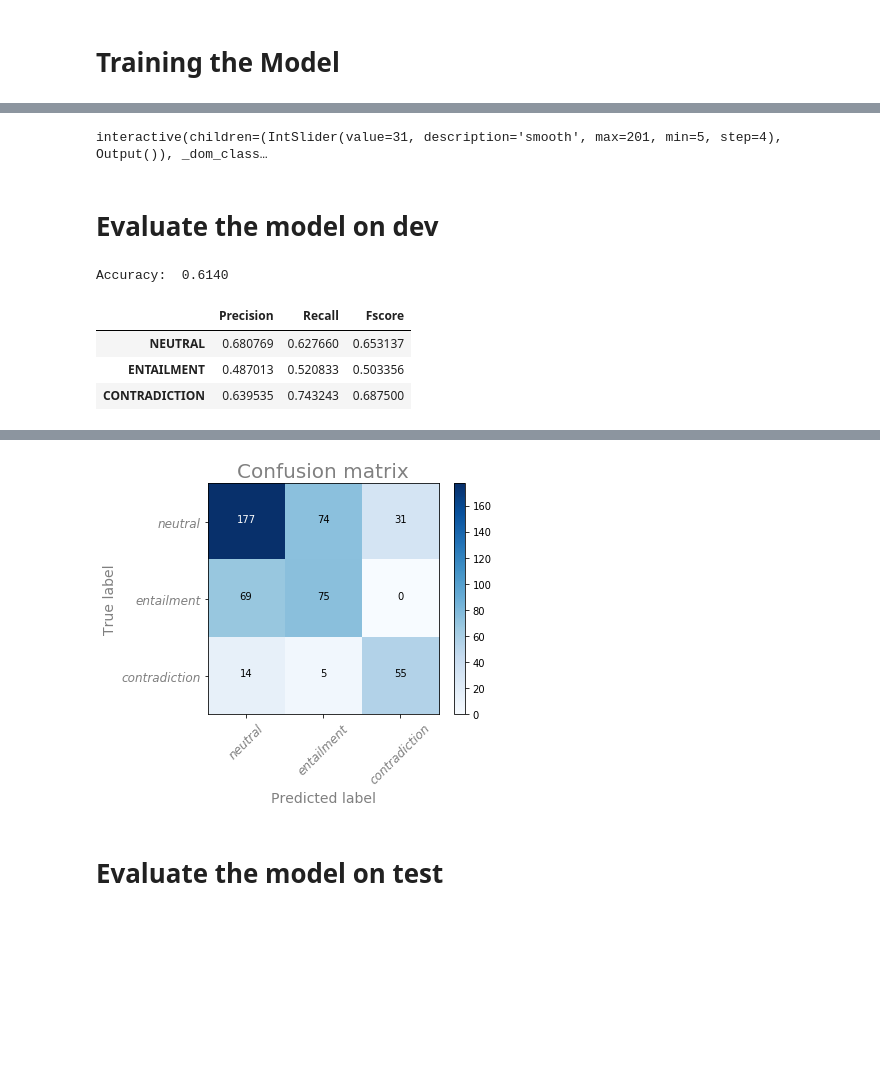
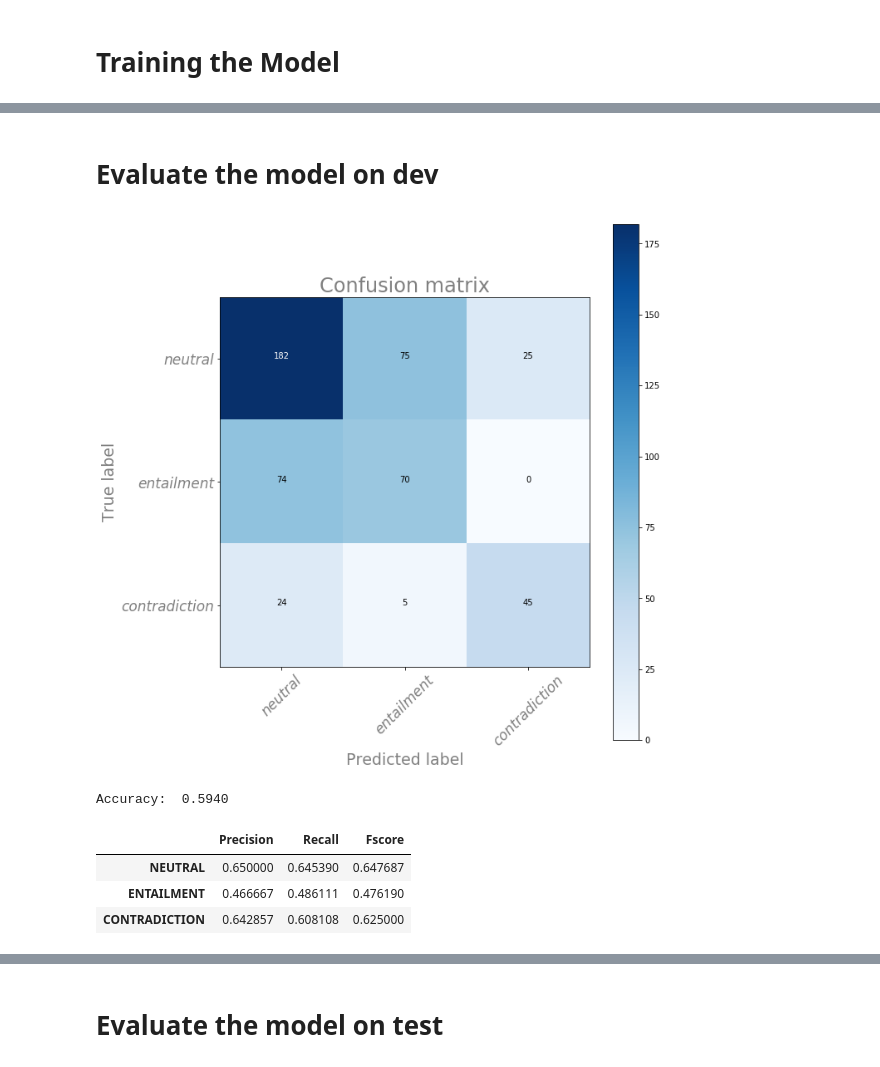
Before and after one commit to pchampio/sentence-entailment, a Jupyter notebook: baseline.ipynb, the cells around one changed output, grey strips where cells are left out. Drawn from its saved outputs; the diff is of its cells as text; code cells hidden in the pictures; blank space fills up the shorter version.

```diff
--- a/baseline.ipynb
+++ b/baseline.ipynb
@@ -328,7 +347,7 @@ class RNNClassifier(nn.Module):
         # Pads the output with the embedding vector at padding_idx whenever it encounters the index..
         self.embedding = nn.Embedding(input_voc_size+1, embedding_size, padding_idx=0)
         # Load the pretrained embeddings
-        #self.embedding.weight = nn.Parameter(pretrained_emb_vec)
+        # self.embedding.weight = nn.Parameter(pretrained_emb_vec)
         # embeddings fine-tuning
         self.embedding.weight.requires_grad = False
 
@@ -380,7 +399,7 @@ class RNNClassifier(nn.Module):
         return fc_output
 
 # Add the unknown token (+1 to voc_size)
-rnn = RNNClassifier(vocabulary_size+1, EMBEDDINGS_SIZE, 21)
+rnn = RNNClassifier(vocabulary_size+1, EMBEDDINGS_SIZE, 20)
 rnn.to(device)
 print(rnn)
 
@@ -399,19 +418,24 @@ RNNClassifier(
   (softmax): Softmax()
 )
+# %%
+from tensorboardX import SummaryWriter
+writer = SummaryWriter()
 # %% [markdown]
 # Training the Model
 # %%
 %%time
 # Train the model
 
-num_epochs=35
+num_epochs=400
 
-train_loss = []
+iter = 0
 
 rnn.train()
 for epoch in range(num_epochs):
     total_correct = 0
     total_target = 0
+    train_loss_batches = 0
+    train_loss_batches_count = 0
     for batch_idx, (data, target) in enumerate(train_loader):
 
         data = data.to(device)
@@ -421,6 +445,10 @@ for epoch in range(num_epochs):
 
         vprint(output)
         loss = criterion(output, target)
+
+
+        train_loss_batches += loss.cpu().detach().numpy()
+        train_loss_batches_count += 1
 
         rnn.zero_grad()
         loss.backward()
@@ -433,8 +461,7 @@ for epoch in range(num_epochs):
         total_correct += correct
         total_target += target.size(0)
 
-        if batch_idx % 100 == 0 or batch_idx % 100 == 1 or batch_idx == len(train_loader)-1:
-            train_loss.append(loss.cpu().detach().numpy())
+        if batch_idx % 200 == 0 or batch_idx % 200 == 1 or batch_idx == len(train_loader)-1:
             print('\rEpoch [{:3}/{}] | Step [{:5}/{} ({:3.0f}%)] | Loss {:.3f} | Accuracy {:.2f}%'.format(
                     epoch+1, num_epochs,
                     batch_idx * len(data),
@@ -443,11 +470,16 @@ for epoch in range(num_epochs):
                     loss.item(),
                     (total_correct / total_target) * 100), end=' ')
 
+            accuracy_dev, loss_dev = evaluate(rnn, dev_loader, criterion=criterion, whileTraining=True)
+            print("@ Loss_dev {:.3f} | Accuracy_dev {:.2f}%".format(loss_dev, accuracy_dev))
+
+            writer.add_scalars('data/loss', {'train': train_loss_batches / train_loss_batches_count,
+                                             'dev': loss_dev}, iter)
+            iter += 1
+
         if Verbose:
             break
 
-    accuracy_dev, loss_dev = evaluate(rnn, dev_loader, criterion=criterion, whileTraining=True)
-    print("@ Loss_dev {:.3f} | Accuracy_dev {:.2f}%".format(loss_dev, accuracy_dev))
 
 
 print("Learning finished!")
@@ -472,28 +504,13 @@ Wall time: 2min 48s
-# %%
-from scipy.signal import savgol_filter
-import ipywidgets as widgets
-from ipywidgets import interact
-
-def update_losses(smooth=31):
-    plt.rcParams["figure.figsize"] = [9, 7]
-    plt.title("Loss Curves", color='gray', fontsize=20)
-    plt.xlabel('Steps', fontsize=16, color='gray')
-    plt.ylabel('Loss', fontsize=16, color='gray')
-    _line, = plt.plot(train_loss)
-    _line.set_ydata(savgol_filter(train_loss, smooth, 3))
-
-interact(update_losses, smooth=(5, 201, 4));
-# %% [output]
-interactive(children=(IntSlider(value=31, description='smooth', max=201, min=5, step=4), Output()), _dom_class…
 # %% [markdown]
 # Evaluate the model on dev
 # %%
 %%time
 
-evaluate(rnn, dev_loader)
+evaluate(rnn, dev_loader, writer=writer)
 # %% [output]
+[figure, new version]
-Accuracy:  0.6140
+Accuracy:  0.5940
 |  | Precision | Recall | Fscore |
-| NEUTRAL | 0.680769 | 0.627660 | 0.653137 |
-| ENTAILMENT | 0.487013 | 0.520833 | 0.503356 |
-| CONTRADICTION | 0.639535 | 0.743243 | 0.687500 |
+| NEUTRAL | 0.650000 | 0.645390 | 0.647687 |
+| ENTAILMENT | 0.466667 | 0.486111 | 0.476190 |
+| CONTRADICTION | 0.642857 | 0.608108 | 0.625000 |
@@ -502,4 +519,3 @@ Wall time: 1.13 s
-[figure, old version]
 # %% [markdown]
 # Evaluate the model on test
 # %%
```
Also changed, not shown: parts of 7 cells of this notebook, 1 other file.
